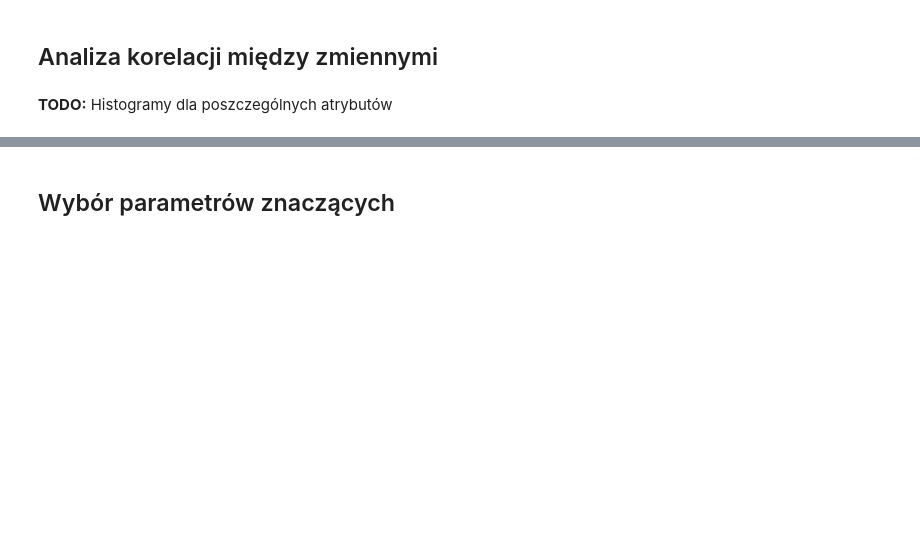
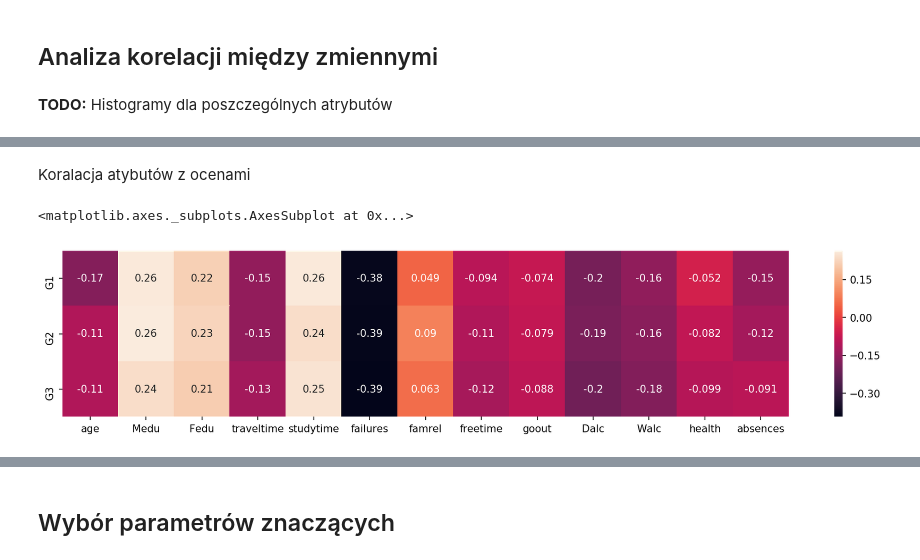
Before and after one commit to SiwyKrzysiek/przewidywanie-ocen, a Jupyter notebook: Realizacja projektu.ipynb, the cells around one changed output, grey strips where cells are left out. Drawn from its saved outputs; the diff is of its cells as text; code cells hidden in the pictures; blank space fills up the shorter version.

```diff
--- a/Realizacja projektu.ipynb
+++ b/Realizacja projektu.ipynb
@@ -61,0 +70,10 @@ Usunięcie danych z barkami i ewentualne pozbycie się rzadko wypełnionych kolu
+# %% [markdown]
+Koralacja atybutów z ocenami
+# %%
+kolrelacjeOcen = df.corr().iloc[-3:, :-3]
+
+plt.figure(figsize=(16,3),dpi = 150)
+sns.heatmap(kolrelacjeOcen,annot = kolrelacjeOcen)
+# %% [output]
+<matplotlib.axes._subplots.AxesSubplot at 0x...>
+[figure, added]
```
Also changed, not shown: parts of 5 cells of this notebook.
